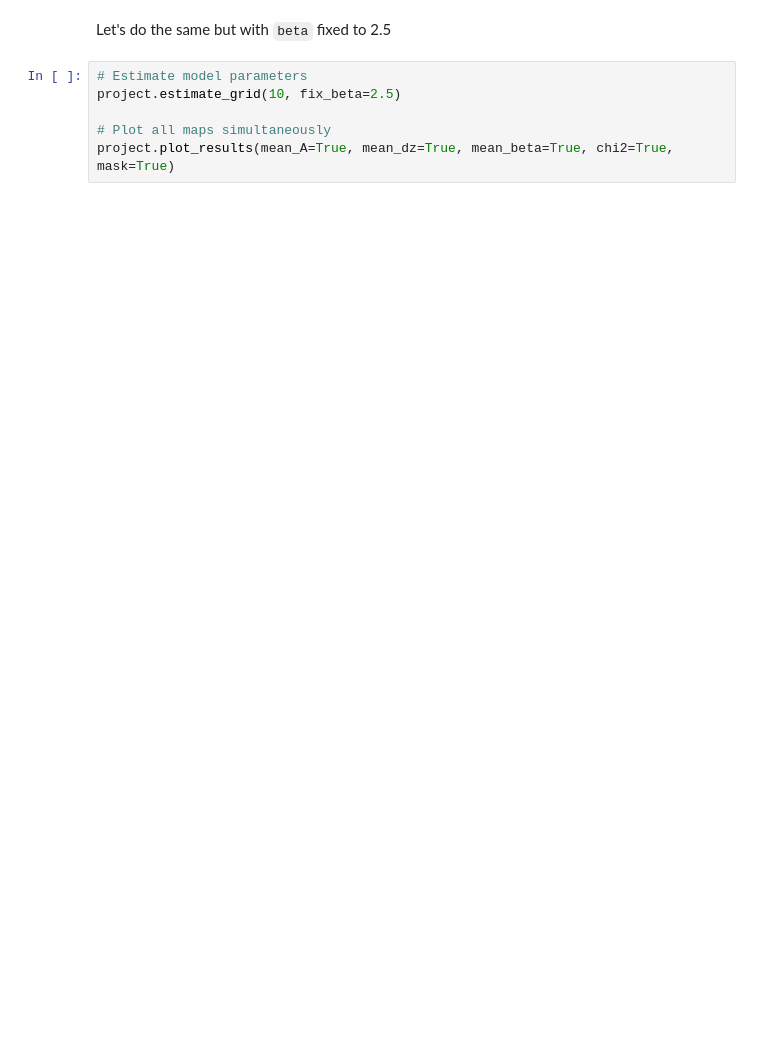
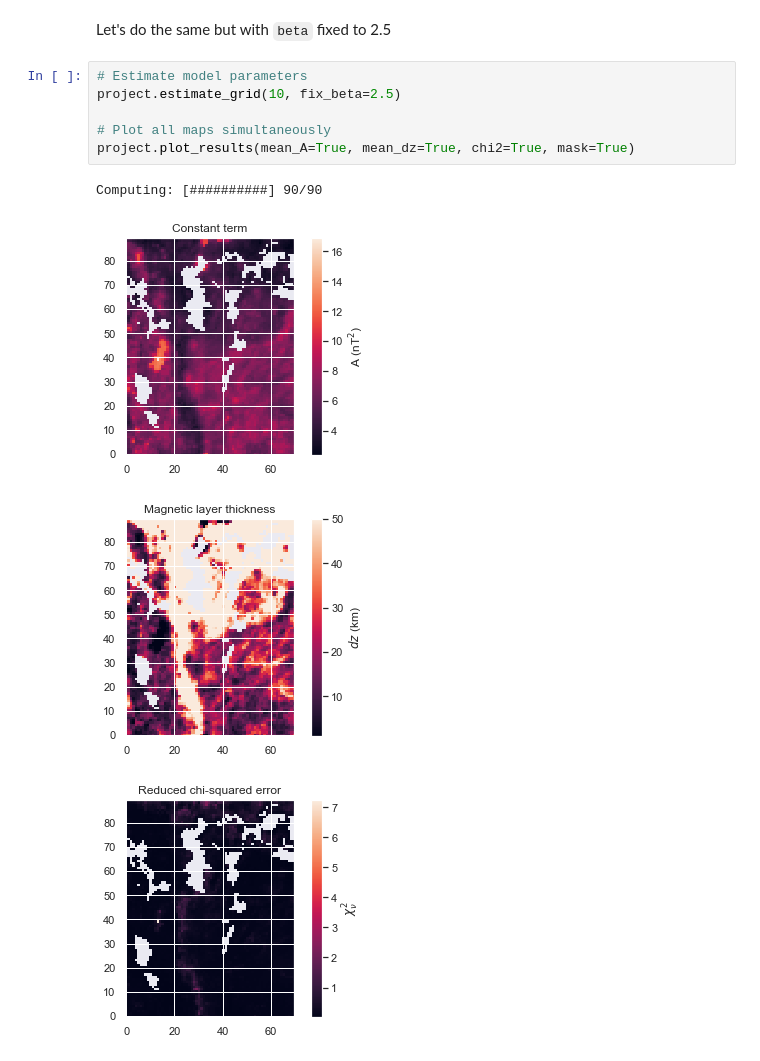
Before and after one commit to paudetseis/PlateCurie, a Jupyter notebook: platecurie/examples/Notebooks/Ex5_estimate_curie_variable_zt.ipynb, the cells around one changed output. Drawn from its saved outputs; the diff is of its cells as text; blank space fills up the shorter version.

```diff
--- a/platecurie/examples/Notebooks/Ex5_estimate_curie_variable_zt.ipynb
+++ b/platecurie/examples/Notebooks/Ex5_estimate_curie_variable_zt.ipynb
@@ -63,6 +76,11 @@ Let's do the same but with `beta` fixed to 2.5
 # %%
 # Estimate model parameters
 project.estimate_grid(10, fix_beta=2.5)
 
 # Plot all maps simultaneously
-project.plot_results(mean_A=True, mean_dz=True, mean_beta=True, chi2=True, mask=True)
+project.plot_results(mean_A=True, mean_dz=True, chi2=True, mask=True)
+# %% [output]
+Computing: [##########] 90/90
+[figure, added]
+[figure, added]
+[figure, added]
```
Also changed, not shown: parts of 6 cells of this notebook.
